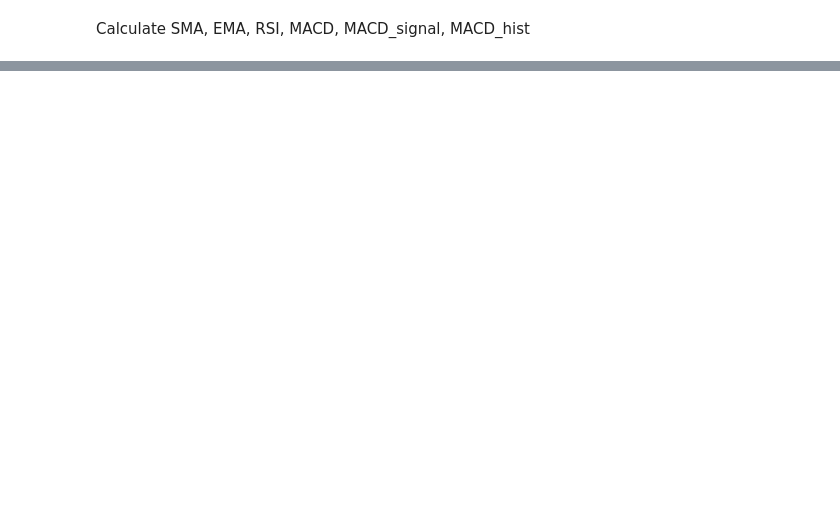
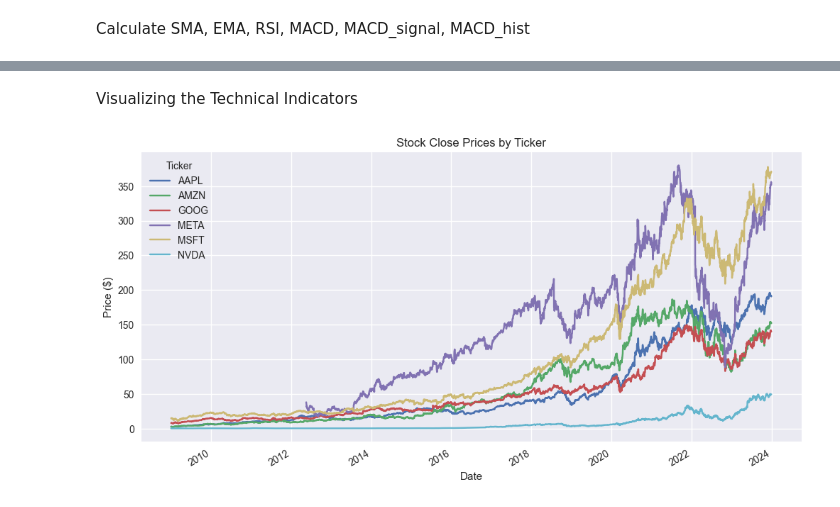
Before and after one commit to MIHRETMA/Predicting-Price-Moves-with-News-Sentiment-week1, a Jupyter notebook: notebooks/quant_anal.ipynb, the cells around one changed output, grey strips where cells are left out. Cells and saved outputs as stored; diff of their text form; code cells hidden in the pictures; blank space fills up the shorter version.

```diff
--- a/notebooks/quant_anal.ipynb
+++ b/notebooks/quant_anal.ipynb
@@ -10,9 +15,8 @@ import re
 # %%
 # Loading all data
-df_aapl= pd.read_csv("../data/AMZN.csv")
+df_aapl= pd.read_csv("../data/AAPL.csv")
 df_amzn= pd.read_csv("../data/AMZN.csv")
+df_goog= pd.read_csv("../data/GOOG.csv")
 df_meta= pd.read_csv("../data/META.csv")
-df_goog= pd.read_csv("../data/GOOG.csv")
 df_msft= pd.read_csv("../data/MSFT.csv")
 df_nvda= pd.read_csv("../data/NVDA.csv")
-df_msft.head()
@@ -29,0 +23,20 @@ import talib
+# %%
+if isinstance(df_aapl.columns, pd.MultiIndex):
+    df_aapl.columns = df_aapl.columns.get_level_values(0)  # keep only first level: Open, High, etc.
+
+print("Cleaned columns:", df_aapl.columns.tolist())
+
+# Creating a dictionary for easier management
+dfs = {
+    "AAPL" : df_aapl,
+    "AMZN" : df_amzn,
+    "GOOG" : df_goog,
+    "META" : df_meta,
+    "MSFT" : df_msft,
+    "NVDA" : df_nvda
+}
+
+for tk, df in dfs.items():
+    df["Ticker"]=tk # adding ticker column corresponding to dataframes
+
+df_aapl.head() # viewing sample dataframe
@@ -29,0 +51,10 @@ import talib
+# %%
+# Concatenating the dataframes
+concat_df = pd.concat(dfs.values(), ignore_index=True)
+
+print(concat_df["Ticker"].value_counts()) # Ensuring that all tickers have been added
+
+# Indexing the date and sorting it
+concat_df = concat_df.set_index('Date')
+concat_df.index = pd.to_datetime(concat_df.index)
+concat_df = concat_df.sort_index()
@@ -152,0 +144,14 @@ df_nvda.tail()
+# %% [markdown]
+Visualizing the Technical Indicators
+# %%
+# Using the concatenated dataframe to compare the Close Prices of all Tickers
+
+pivot_df = concat_df.pivot(columns='Ticker', values='Close')
+# Plot all tickers
+pivot_df.plot(figsize=(12,6), title="Stock Close Prices by Ticker")
+plt.ylabel("Price ($)")
+plt.xlabel("Date")
+plt.legend(title="Ticker")
+plt.show()
+# %% [output]
+[figure, added]
```
Also changed, not shown: parts of 25 cells of this notebook.
